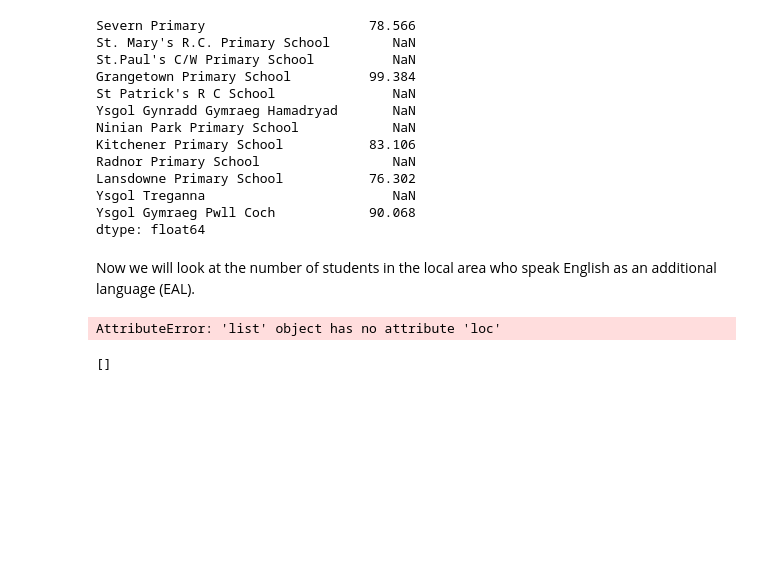
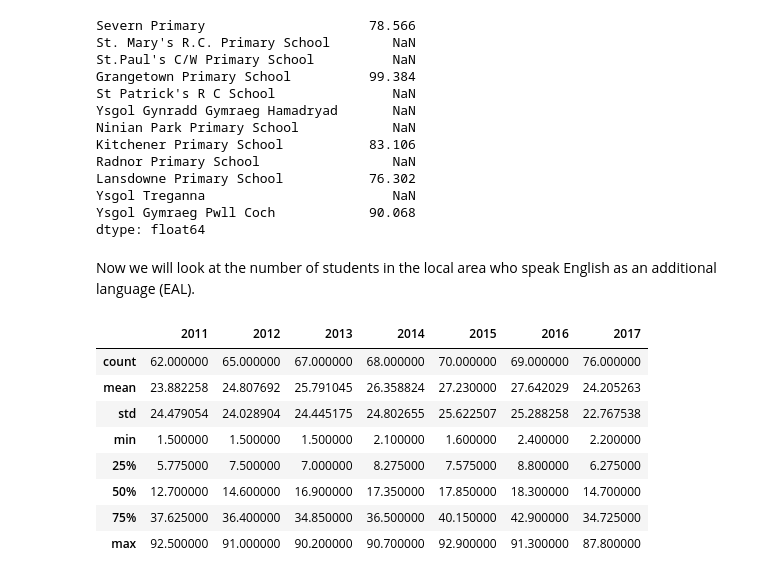
Before and after one commit to idorrington92/SRCDC_cardiff_data_analysis, a Jupyter notebook: codes/schools/my_local_school_webscraping.ipynb, the cells around one changed output. Cells and saved outputs as stored; diff of their text form; code cells hidden in the pictures; blank space fills up the shorter version.

```diff
--- a/codes/schools/my_local_school_webscraping.ipynb
+++ b/codes/schools/my_local_school_webscraping.ipynb
@@ -372,11 +372,19 @@ for school in primary_school_URLs.keys():
     temp = load_table_into_dataFrame(primary_school_URLs[school],eal_table_id)
     try:
         eal_dict[school] = temp.loc['School']
-    except KeyError:
-        eal_dict[school] = np.nan
+    except (KeyError, AttributeError):
+        continue
-# %% [output]
-AttributeError: 'list' object has no attribute 'loc'
-# %%
-temp
-# %% [output]
-[]
+# %%
+eal_df = pd.DataFrame.from_dict(eal_dict,orient='index')
+# %%
+eal_df.describe()
+# %% [output]
+|  | 2011 | 2012 | 2013 | 2014 | 2015 | 2016 | 2017 |
+| count | 62.000000 | 65.000000 | 67.000000 | 68.000000 | 70.000000 | 69.000000 | 76.000000 |
+| mean | 23.882258 | 24.807692 | 25.791045 | 26.358824 | 27.230000 | 27.642029 | 24.205263 |
+| std | 24.479054 | 24.028904 | 24.445175 | 24.802655 | 25.622507 | 25.288258 | 22.767538 |
+| min | 1.500000 | 1.500000 | 1.500000 | 2.100000 | 1.600000 | 2.400000 | 2.200000 |
+| 25% | 5.775000 | 7.500000 | 7.000000 | 8.275000 | 7.575000 | 8.800000 | 6.275000 |
+| 50% | 12.700000 | 14.600000 | 16.900000 | 17.350000 | 17.850000 | 18.300000 | 14.700000 |
+| 75% | 37.625000 | 36.400000 | 34.850000 | 36.500000 | 40.150000 | 42.900000 | 34.725000 |
+| max | 92.500000 | 91.000000 | 90.200000 | 90.700000 | 92.900000 | 91.300000 | 87.800000 |
```
Also changed, not shown: parts of 1 cell of this notebook.
